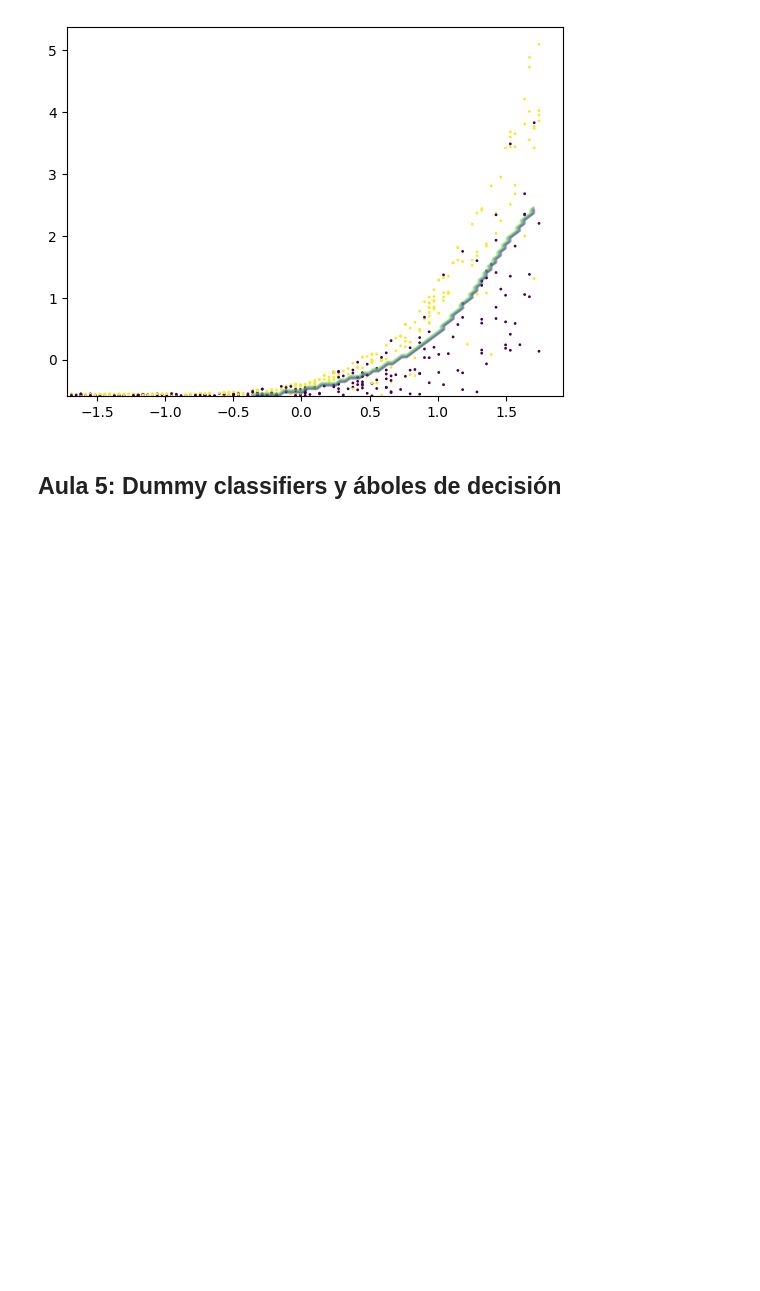
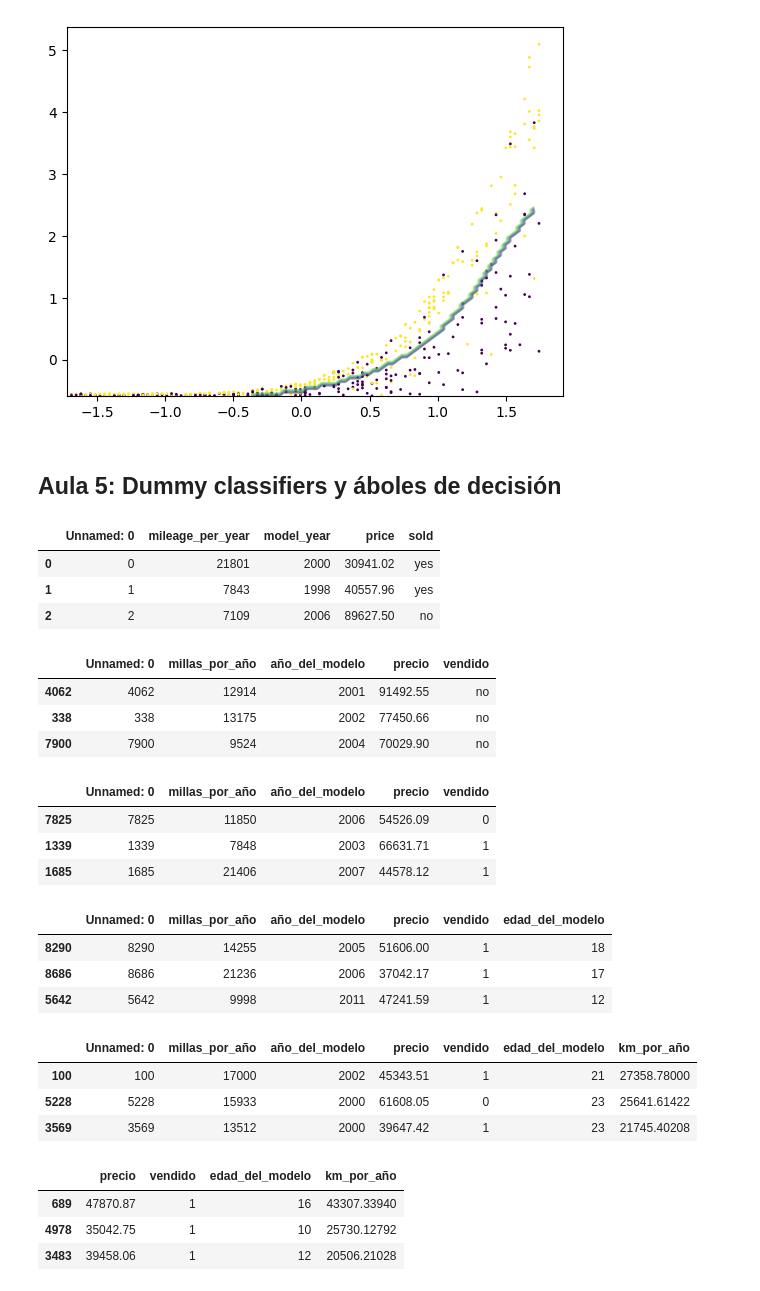
Before and after one commit to celioso/MachineLearningClasificacionConSKLearn, a Jupyter notebook: ML_clasificacion_con_SKLearn.ipynb, the cells around one changed output. Drawn from its saved outputs; the diff is of its cells as text; code cells hidden in the pictures; blank space fills up the shorter version.

```diff
--- a/ML_clasificacion_con_SKLearn.ipynb
+++ b/ML_clasificacion_con_SKLearn.ipynb
@@ -381,3 +381,65 @@ La tasa de acierto fue de: 67.78%
 [figure]
 # %% [markdown]
 ## Aula 5: Dummy classifiers y áboles de decisión
+# %%
+uri = "https://gist.githubusercontent.com/ahcamachod/1595316a6b37bf39baac355b081d9c3b/raw/98bc94de744764cef0e67922ddfac2a226ad6a6f/car_prices.csv"
+
+datos = pd.read_csv(uri)
+datos.head(3)
+# %% [output]
+|  | Unnamed: 0 | mileage_per_year | model_year | price | sold |
+| 0 | 0 | 21801 | 2000 | 30941.02 | yes |
+| 1 | 1 | 7843 | 1998 | 40557.96 | yes |
+| 2 | 2 | 7109 | 2006 | 89627.50 | no |
+# %%
+mapa = {
+    "mileage_per_year":"millas_por_año",
+    "model_year":"año_del_modelo",
+    "price":"precio",
+    "sold":"vendido"
+    }
+
+datos = datos.rename(columns=mapa)
+datos.sample(3)
+# %% [output]
+|  | Unnamed: 0 | millas_por_año | año_del_modelo | precio | vendido |
+| 4062 | 4062 | 12914 | 2001 | 91492.55 | no |
+| 338 | 338 | 13175 | 2002 | 77450.66 | no |
+| 7900 | 7900 | 9524 | 2004 | 70029.90 | no |
+# %%
+cambio = {"no":0, "yes":1}
+
+datos.vendido = datos.vendido.map(cambio)
+datos.sample(3)
+# %% [output]
+|  | Unnamed: 0 | millas_por_año | año_del_modelo | precio | vendido |
+| 7825 | 7825 | 11850 | 2006 | 54526.09 | 0 |
+| 1339 | 1339 | 7848 | 2003 | 66631.71 | 1 |
+| 1685 | 1685 | 21406 | 2007 | 44578.12 | 1 |
+# %%
+from datetime import datetime
+
+año_actual = datetime.today().year
+datos["edad_del_modelo"] = año_actual - datos.año_del_modelo
+datos.sample(3)
+# %% [output]
+|  | Unnamed: 0 | millas_por_año | año_del_modelo | precio | vendido | edad_del_modelo |
+| 8290 | 8290 | 14255 | 2005 | 51606.00 | 1 | 18 |
+| 8686 | 8686 | 21236 | 2006 | 37042.17 | 1 | 17 |
+| 5642 | 5642 | 9998 | 2011 | 47241.59 | 1 | 12 |
+# %%
+datos["km_por_año"] = (datos.millas_por_año * 1.60934)
+datos.sample(3)
+# %% [output]
+|  | Unnamed: 0 | millas_por_año | año_del_modelo | precio | vendido | edad_del_modelo | km_por_año |
+| 100 | 100 | 17000 | 2002 | 45343.51 | 1 | 21 | 27358.78000 |
+| 5228 | 5228 | 15933 | 2000 | 61608.05 | 0 | 23 | 25641.61422 |
+| 3569 | 3569 | 13512 | 2000 | 39647.42 | 1 | 23 | 21745.40208 |
+# %%
+datos = datos.drop(columns=["Unnamed: 0", "millas_por_año", "año_del_modelo"], axis=1)
+datos.sample(3)
+# %% [output]
+|  | precio | vendido | edad_del_modelo | km_por_año |
+| 689 | 47870.87 | 1 | 16 | 43307.33940 |
+| 4978 | 35042.75 | 1 | 10 | 25730.12792 |
+| 3483 | 39458.06 | 1 | 12 | 20506.21028 |
```
Also changed, not shown: parts of 12 cells of this notebook, 1 other file.
